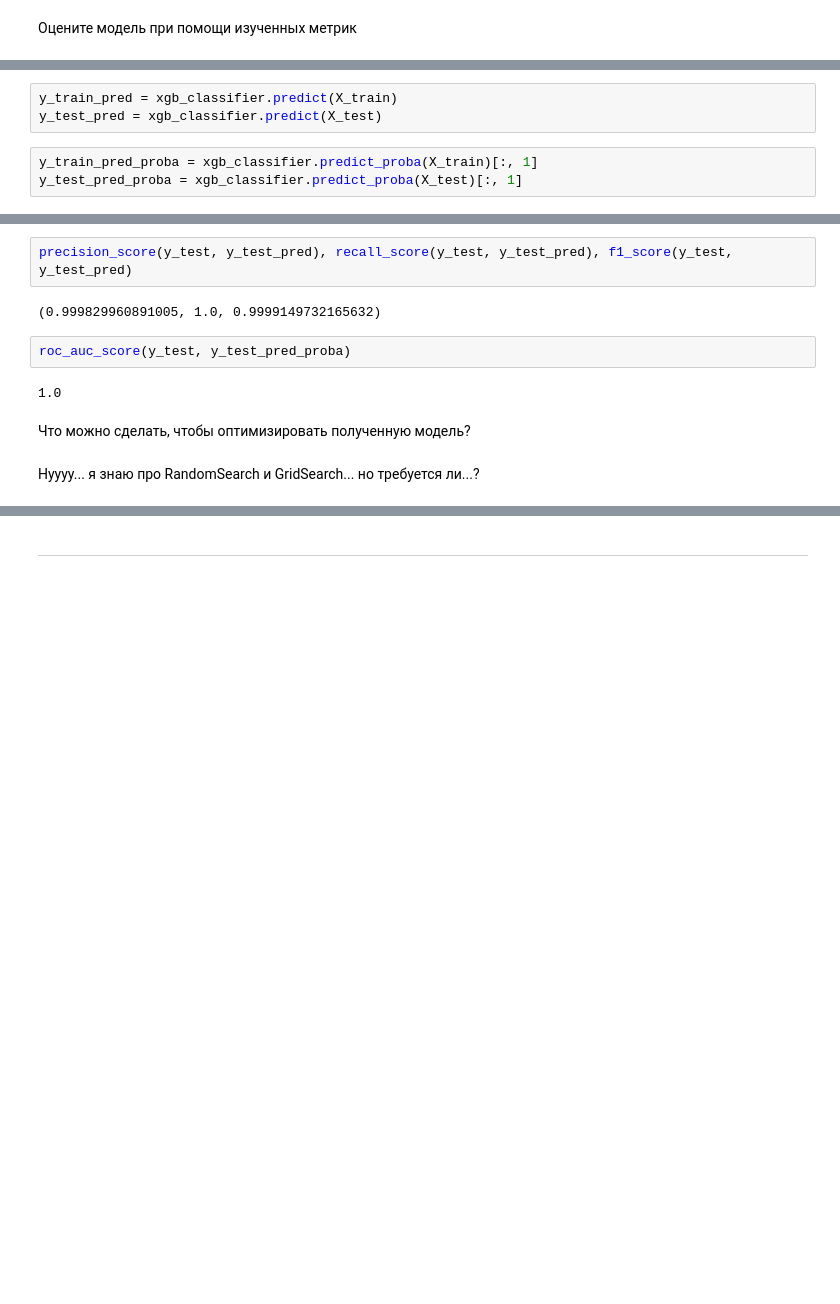
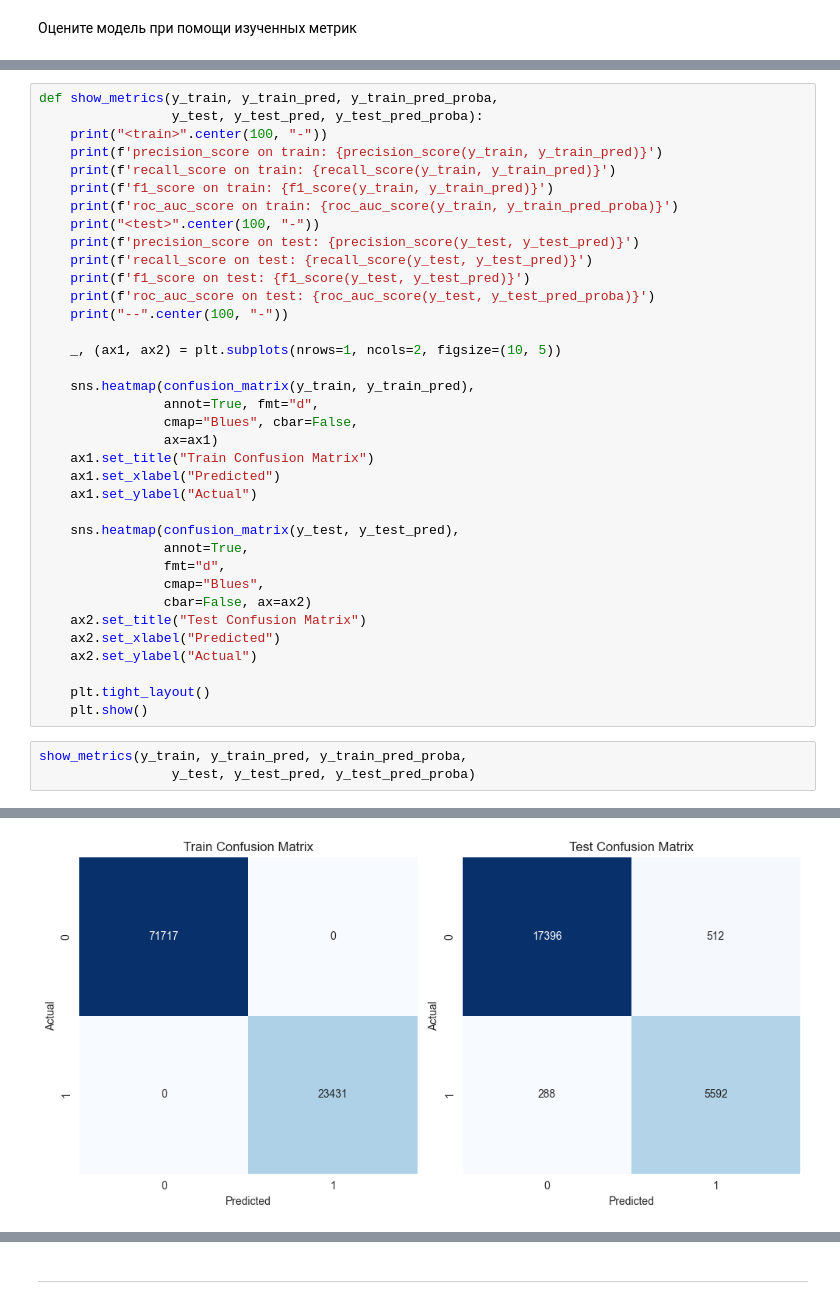
Before and after one commit to Nickolay-A/IT-Academy, a Jupyter notebook: HW - 3. EDA, Pipelines, Trees/HW - 3. EDA, Pipelines, Trees.ipynb, the cells around one changed output, grey strips where cells are left out. Saved outputs shown, nothing was run; the diff lists cells and outputs as text; blank space fills up the shorter version.

```diff
--- a/HW - 3. EDA, Pipelines, Trees/HW - 3. EDA, Pipelines, Trees.ipynb
+++ b/HW - 3. EDA, Pipelines, Trees/HW - 3. EDA, Pipelines, Trees.ipynb
@@ -937,6 +927,0 @@ XGBClassifier(base_score=None, booster=None, callbacks=None,
-# %%
-y_train_pred = xgb_classifier.predict(X_train)
-y_test_pred = xgb_classifier.predict(X_test)
-# %%
-y_train_pred_proba = xgb_classifier.predict_proba(X_train)[:, 1]
-y_test_pred_proba = xgb_classifier.predict_proba(X_test)[:, 1]
@@ -951,12 +928,40 @@ roc_auc_score(y_train, y_train_pred_proba)
-# %%
-precision_score(y_test, y_test_pred), recall_score(y_test, y_test_pred), f1_score(y_test, y_test_pred)
-# %% [output]
-(0.999829960891005, 1.0, 0.9999149732165632)
-# %%
-roc_auc_score(y_test, y_test_pred_proba)
-# %% [output]
-1.0
-# %% [markdown]
-Что можно сделать, чтобы оптимизировать полученную модель?
-# %% [markdown]
-Нуууу... я знаю про RandomSearch и GridSearch... но требуется ли...?
+# %%
+def show_metrics(y_train, y_train_pred, y_train_pred_proba,
+                 y_test, y_test_pred, y_test_pred_proba):
+    print("<train>".center(100, "-"))
+    print(f'precision_score on train: {precision_score(y_train, y_train_pred)}')
+    print(f'recall_score on train: {recall_score(y_train, y_train_pred)}')
+    print(f'f1_score on train: {f1_score(y_train, y_train_pred)}')
+    print(f'roc_auc_score on train: {roc_auc_score(y_train, y_train_pred_proba)}')
+    print("<test>".center(100, "-"))
+    print(f'precision_score on test: {precision_score(y_test, y_test_pred)}')
+    print(f'recall_score on test: {recall_score(y_test, y_test_pred)}')
+    print(f'f1_score on test: {f1_score(y_test, y_test_pred)}')
+    print(f'roc_auc_score on test: {roc_auc_score(y_test, y_test_pred_proba)}')
+    print("--".center(100, "-"))
+
+    _, (ax1, ax2) = plt.subplots(nrows=1, ncols=2, figsize=(10, 5))
+
+    sns.heatmap(confusion_matrix(y_train, y_train_pred),
+                annot=True, fmt="d",
+                cmap="Blues", cbar=False,
+                ax=ax1)
+    ax1.set_title("Train Confusion Matrix")
+    ax1.set_xlabel("Predicted")
+    ax1.set_ylabel("Actual")
+
+    sns.heatmap(confusion_matrix(y_test, y_test_pred),
+                annot=True,
+                fmt="d",
+                cmap="Blues",
+                cbar=False, ax=ax2)
+    ax2.set_title("Test Confusion Matrix")
+    ax2.set_xlabel("Predicted")
+    ax2.set_ylabel("Actual")
+
+    plt.tight_layout()
+    plt.show()
+# %%
+show_metrics(y_train, y_train_pred, y_train_pred_proba,
+                 y_test, y_test_pred, y_test_pred_proba)
+# %% [output]
@@ -962,0 +979 @@ roc_auc_score(y_test, y_test_pred_proba)
+[figure, added]
```
Also changed, not shown: parts of 45 cells of this notebook, 5 other files.
